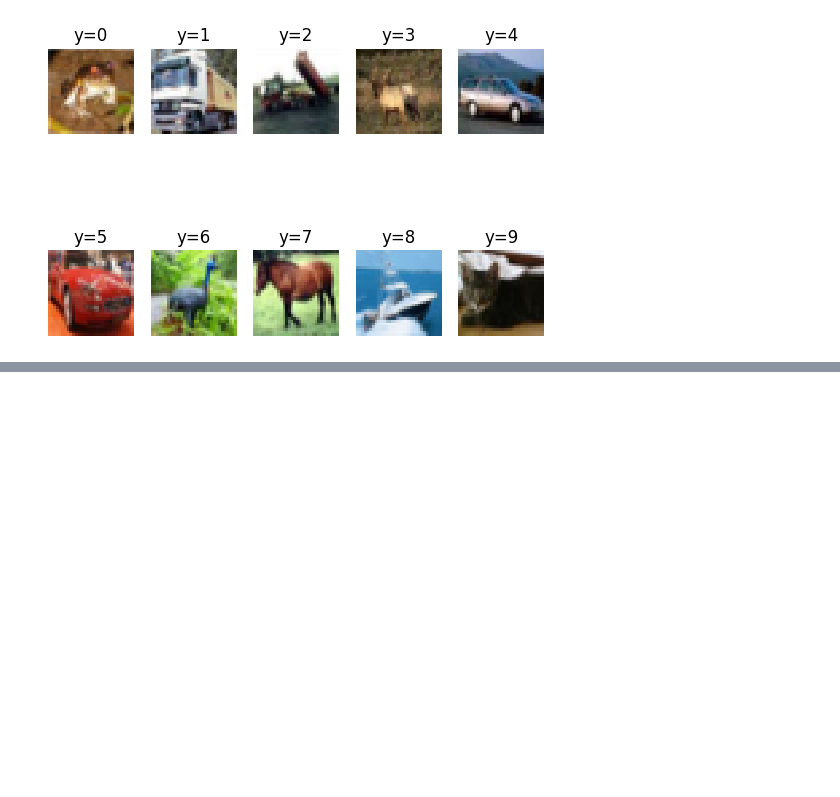
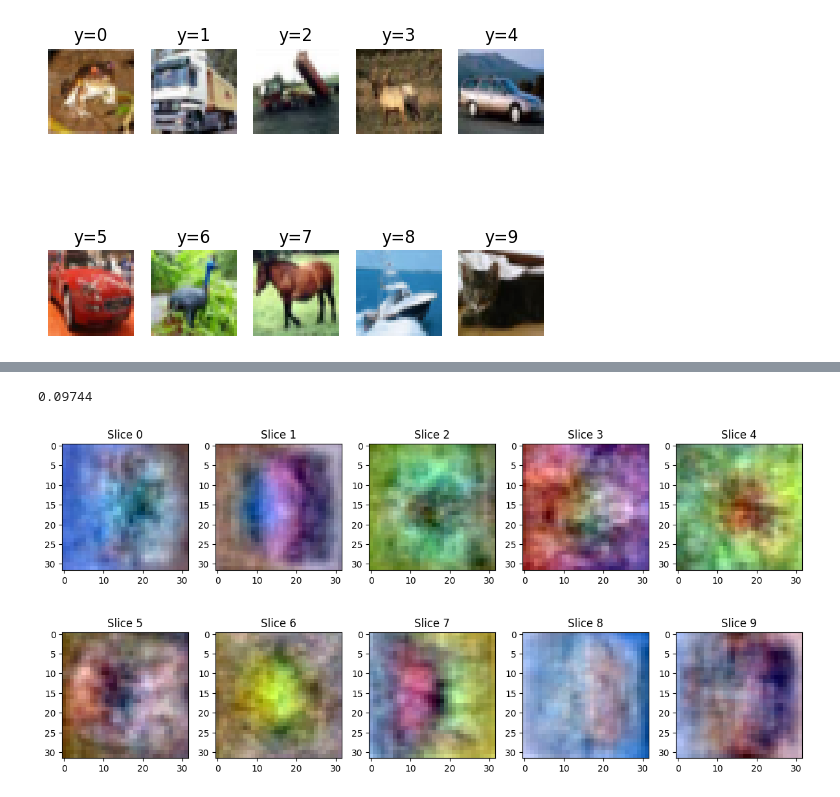
Before and after one commit to Lussebullen/dd2424, a Jupyter notebook: assignment1/notebook.ipynb, the cells around one changed output, grey strips where cells are left out. Cells and saved outputs as stored; diff of their text form; code cells hidden in the pictures; blank space fills up the shorter version.

```diff
--- a/assignment1/notebook.ipynb
+++ b/assignment1/notebook.ipynb
@@ -292,0 +303,33 @@ plt.show()
+# %%
+computeAcc(test["data"], test["hot"], Wn, bn)
+# %% [output]
+0.09744
+# %%
+def genWeightImage(slice):
+    """
+    Generates an image from the given slice of the weight matrix.
+
+    Args:
+        slice (numpy.ndarray): The slice of the weight matrix.
+
+    Returns:
+        numpy.ndarray: The generated image.
+    """
+
+    img = slice.reshape(32, 32, 3, order="F")
+    img = img - np.min(img)
+    img = img / np.max(img)
+    return img
+# %%
+
+plt.figure(figsize=(12, 6))
+
+for i in range(10):
+    plt.subplot(2, 5, i+1)
+    plt.imshow(genWeightImage(Wn[i, :]))
+    plt.title(f"Slice {i}")
+
+plt.tight_layout()
+plt.show()
+# %% [output]
+[figure, added]
```
Also changed, not shown: parts of 5 cells of this notebook, 1 other file.
